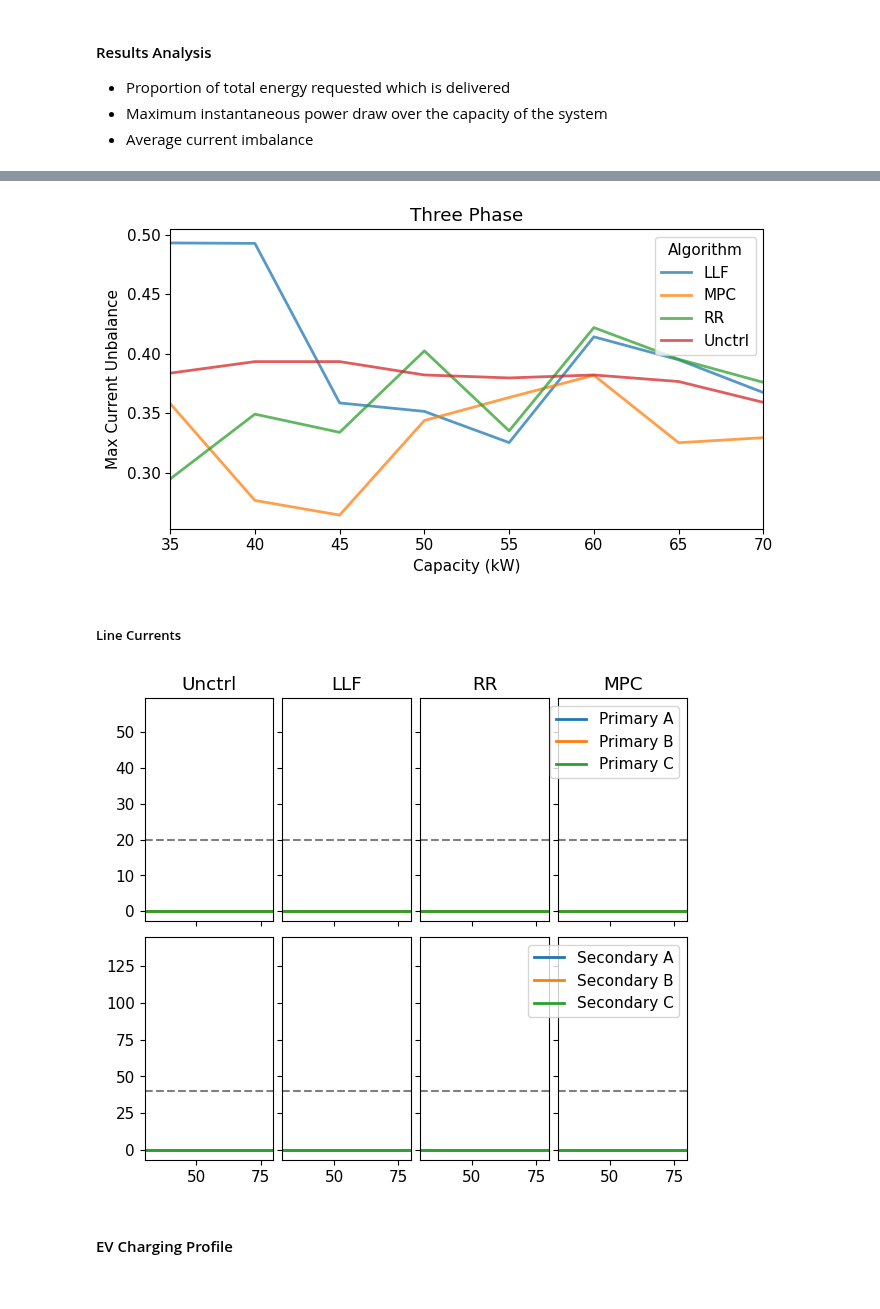
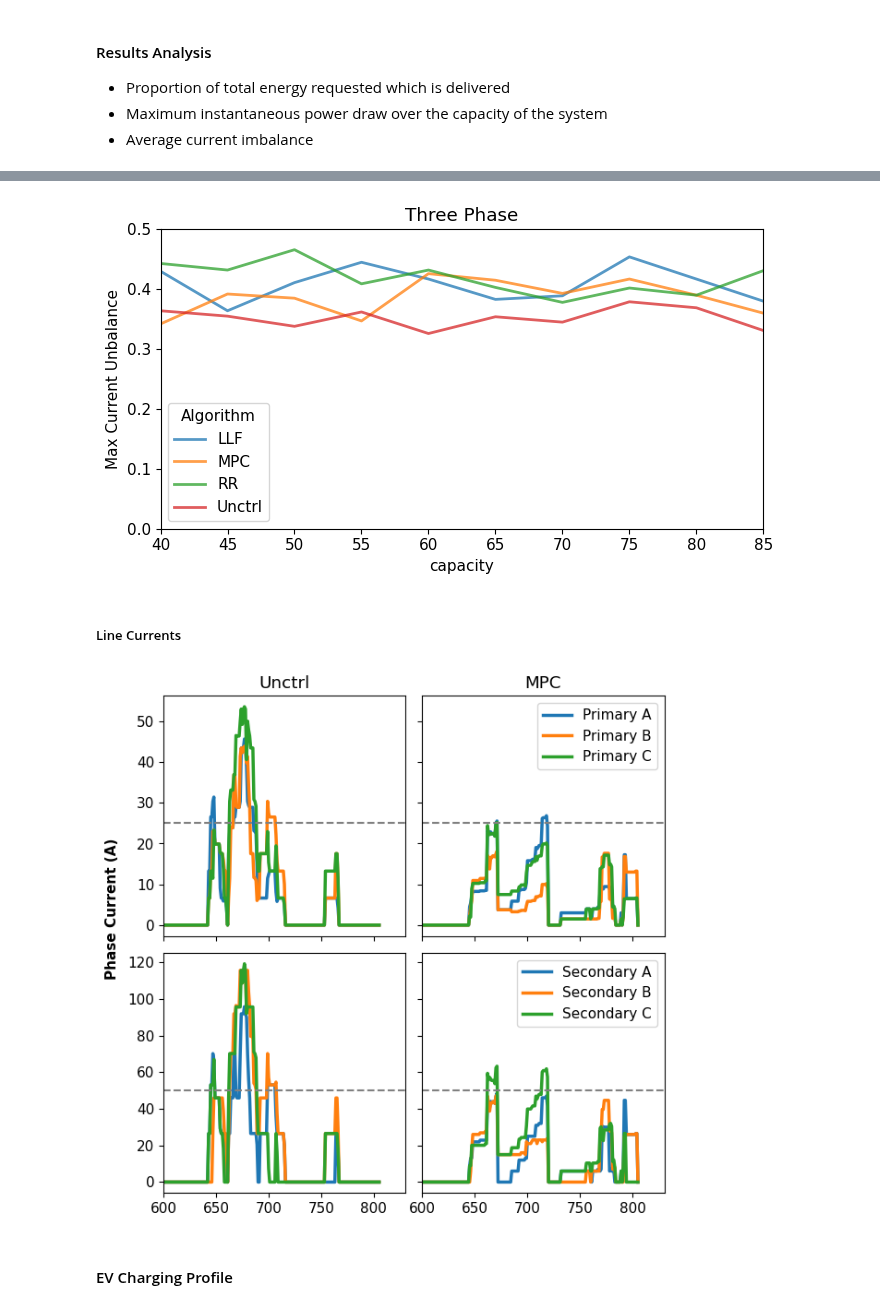
Before and after one commit to kamareee/acn-ev-simulation, a Jupyter notebook: Simulation_paper_8_EV_chargers.ipynb, the cells around one changed output, grey strips where cells are left out. Saved outputs shown, nothing was run; the diff lists cells and outputs as text; code cells hidden in the pictures.

```diff
--- a/Simulation_paper_8_EV_chargers.ipynb
+++ b/Simulation_paper_8_EV_chargers.ipynb
@@ -223,7 +241,7 @@ def run_experiment(alg_name, cap):
 # %%
 warnings.simplefilter("ignore")
 
-capacities = list(range(35, 71, 5))
+capacities = list(range(35, 86, 5))
 alg_names = ["Unctrl", "LLF", "RR", "MPC"]
 
 for cap in capacities:
@@ -253,10 +271,10 @@ Run time: 9.302356958389282
 # %%
-result_dir = "results/sims/paper_results"
-if not os.path.exists("results/sims/paper_results"):
-    os.makedirs("results/sims/paper_results")
+result_dir = "results/sims/paper_results_withAQ_1"
+if not os.path.exists("results/sims/paper_results_withAQ_1"):
+    os.makedirs("results/sims/paper_results_withAQ_1")
 
 for config, sim in sims.items():
-    name = "results/sims/paper_results/{0}-{1}.json.gz".format(*config)
+    name = "results/sims/paper_results_withAQ_1/{0}-{1}.json.gz".format(*config)
     if not os.path.exists(name):
         data = sim.to_json()
         with gzip.GzipFile(name, 'w') as fout:
@@ -352,12 +398,12 @@ plt.tight_layout()
 # %%
-utilization = metrics.pivot_table("Max Utilization (%)", "Capacity (kW)", ["Network Type", "Algorithm"])
+utilization = metrics.pivot_table("Max Utilization (%)", "capacity", ["Network Type", "Algorithm"])
 utilization.rename(columns={'RR': 'Round Robin', 'MPC': 'MPC'}, inplace=True)
 column_order = ['Round Robin', 'LLF', 'MPC']
-cap_range = (35, 70)
+cap_range = (40, 86)
 
 fig, axes = plt.subplots(1, figsize=(7, 4), sharey=True)
 utilization["three_phase"][column_order].loc[cap_range[0]:cap_range[1]].plot(linewidth=2, alpha=0.75, ax=axes)
-axes.set_xlim(35, 70)
+axes.set_xlim(40, 86)
 axes.set_ylim(0, 110)
 
 axes.set_ylabel('Max Utilization (%)')
@@ -369,12 +415,13 @@ plt.tight_layout()
 # %%
-current_unbalance = metrics.pivot_table("Current Unbalance", "Capacity (kW)", ["Network Type", "Algorithm"])
+current_unbalance = metrics.pivot_table("Current Unbalance", "capacity", ["Network Type", "Algorithm"])
 fig, ax = plt.subplots(1, figsize=(7, 4), sharey=True)
 current_unbalance["three_phase"].plot(linewidth=2, alpha=0.75, ax=ax)
-ax.set_xlim(35, 70)
+ax.set_xlim(40, 85)
+ax.set_ylim(0,0.5)
 ax.set_ylabel("Max Current Unbalance")
 ax.set_title("Three Phase")
 plt.tight_layout()
 # %% [output]
-[figure, old version]
+[figure, new version]
 # %% [markdown]
 ##### Line Currents
@@ -381,28 +434,32 @@ plt.tight_layout()
 # %%
 def plot_line_currents(sims, names, start, length):
-  fig, axes = plt.subplots(2, len(sims), sharey='row', sharex=True, figsize=(7, 6))
+  fig, axes = plt.subplots(2, len(sims), sharey='row', sharex=True, figsize=(7, 7))
   axes[0,0].set_xlim(start, start+length)
   fig.subplots_adjust(wspace=0.07, hspace=0.07)
   for i, sim in enumerate(sims):
     cc = analysis.constraint_currents(sim)
     for line in 'ABC':
-      axes[0, i].plot(cc['Primary {0}'.format(line)], label='Primary {0}'.format(line), linewidth=2)
-      axes[1, i].plot(cc['Secondary {0}'.format(line)], label='Secondary {0}'.format(line), linewidth=2)
+      axes[0, i].plot(cc['Primary {0}'.format(line)], label='Primary {0}'.format(line), linewidth=2.5)
+      axes[1, i].plot(cc['Secondary {0}'.format(line)], label='Secondary {0}'.format(line), linewidth=2.5)
 
-    axes[1, i].axhline(120/3, color='gray', linestyle='--')
-    axes[0, i].axhline(60/3, color='gray', linestyle='--')
+    axes[1, i].axhline(50, color='gray', linestyle='--')
+    axes[0, i].axhline(25, color='gray', linestyle='--')
     axes[0, i].set_title(names[i])
+
+  fig.text(0.035, 0.55, 'Phase Current (A)', va='center', rotation='vertical', fontweight="bold")
 
   axes[0,-1].legend()
   axes[1,-1].legend()
   plt.show()
   return fig
 # %%
-alg_order = ["Unctrl", "LLF", "RR", "MPC"]
-# print(len([sims[alg, 50] for alg in alg_order]))
-fig = plot_line_currents([sims[alg, 45] for alg in alg_order], alg_order, 30, 50)
+# alg_order = ["Unctrl", "LLF", "RR", "MPC"]
+alg_order = ["Unctrl", "MPC"]
+# print([sims[alg, 50] for alg in alg_order])
+fig = plot_line_currents([sims[alg, 45] for alg in alg_order], alg_order, 600, 230)
+fig.savefig("results/sims/paper_results_withAQ_1/currents_45.png")
 # %% [output]
-[figure, old version]
+[figure, new version]
 # %% [markdown]
 #### EV Charging Profile
 # %%
```
Also changed, not shown: parts of 19 cells of this notebook, 1 other file.
